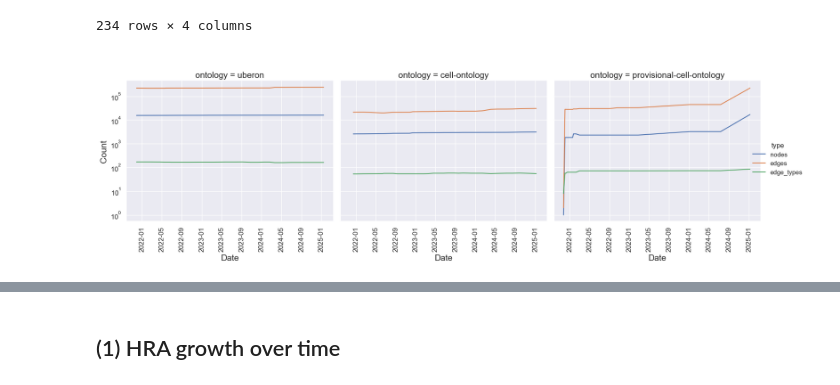
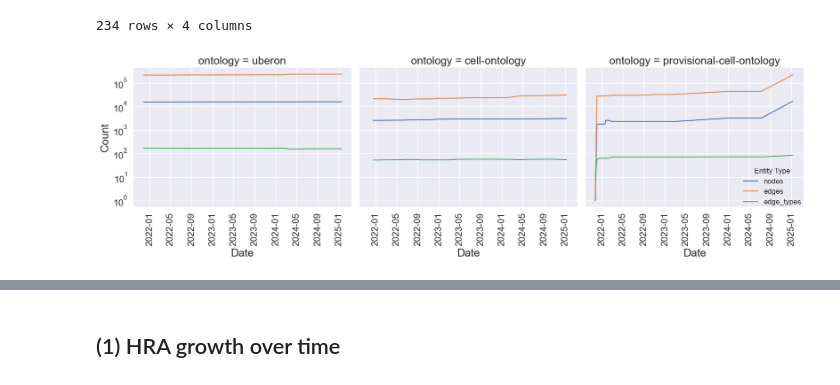
Before and after one commit to cns-iu/hra-kg-supporting-information, a Jupyter notebook: notebooks/hra-kg-technical-validation.ipynb, the cells around one changed output, grey strips where cells are left out. Cells and saved outputs as stored; diff of their text form; code cells hidden in the pictures.

```diff
--- a/notebooks/hra-kg-technical-validation.ipynb
+++ b/notebooks/hra-kg-technical-validation.ipynb
@@ -42,9 +42,10 @@ sns.set_theme(rc={'figure.figsize': (11,7)})
 # Set global font sizes using rcParams
 plt.rcParams.update({
     "axes.titlesize": 27,    # Font size for plot titles
-    "axes.labelsize": 15,    # Font size for x and y labels
-    "xtick.labelsize": 12,   # Font size for x-axis tick labels
-    "ytick.labelsize": 12  # Font size for y-axis tick labels
+    "axes.labelsize": 18,    # Font size for x and y labels
+    "xtick.labelsize": 15,   # Font size for x-axis tick labels
+    "ytick.labelsize": 15,  # Font size for y-axis tick labels
+    "legend.fontsize": 12
 })
 # %% [markdown]
 ## Growth of Uberon and CL over time from other sources
@@ -89,33 +90,33 @@ df_uberon_cl_growth_long
 # %%
 # visualize
 g = sns.relplot(
     data=df_uberon_cl_growth_long,
   x='date',
   y='count',
   hue='type',
   col='ontology',
   kind='line'
 )
 
 # Rotate x-axis labels for better readability
 for ax in g.axes.flat:
     plt.setp(ax.get_xticklabels(), rotation=90)
     ax.get_yaxis().set_major_formatter(mpl.ticker.StrMethodFormatter('{x:,.0f}'))
 
 # set axis labels
 g.set_xlabels('Date')
 g.set_ylabels('Count')
 
 # Set y-axis to logarithmic scale
 plt.yscale('log')
 
-# add legend
-g.add_legend(bbox_to_anchor=(1.05, 1),
-             loc='lower center')
+# Adjust legend
+g._legend.set_bbox_to_anchor((.99, 0.35))  # Adjust position
+g._legend.set_title('Entity Type')
 
 # Adjust layout to prevent label cutoff
 plt.tight_layout()
 
 plt.show()
 # %% [output]
-[figure, old version]
+[figure, new version]
```
Also changed, not shown: parts of 7 cells of this notebook.
